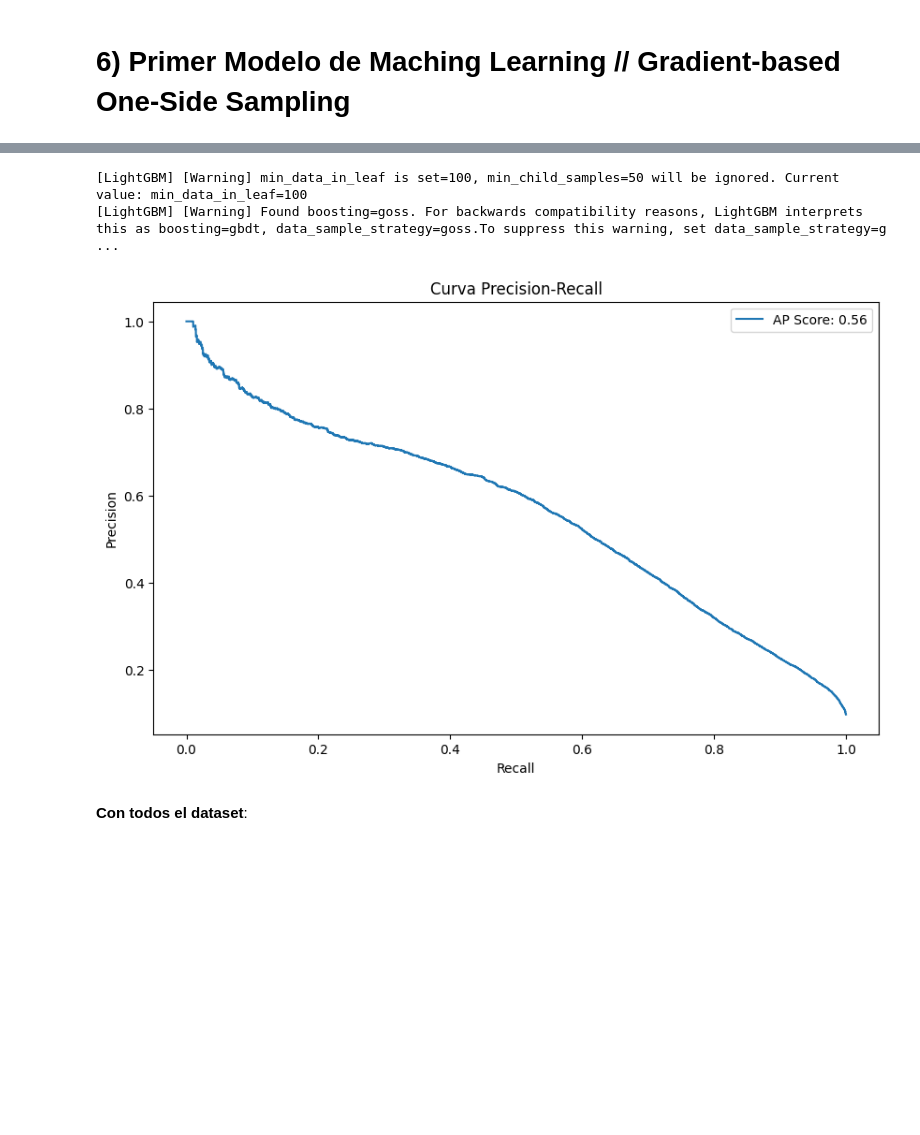
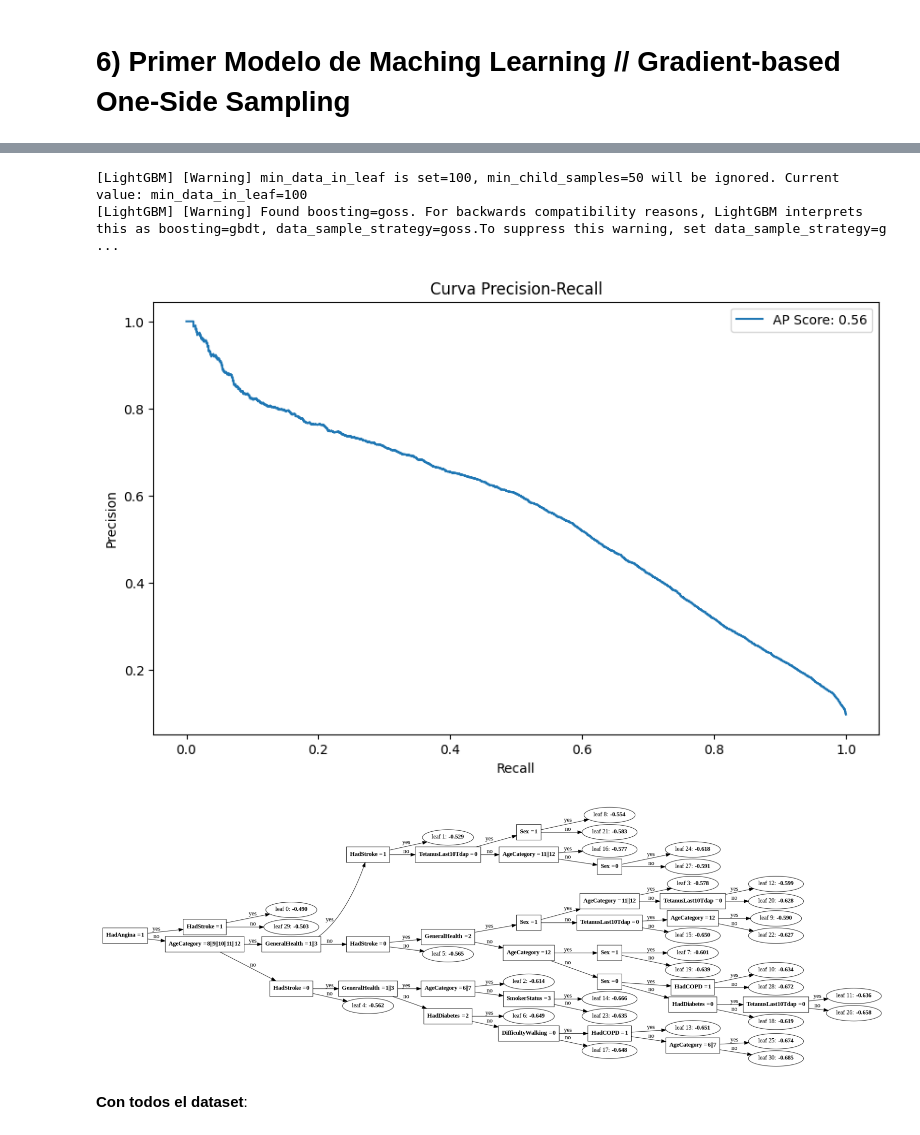
Before and after one commit to DiegoLuis62/Ciencias-de-datos---PF, a Jupyter notebook: Heart_Disease_Cleanse.ipynb, the cells around one changed output, grey strips where cells are left out. Saved outputs shown, nothing was run; the diff lists cells and outputs as text; code cells hidden in the pictures; blank space fills up the shorter version.

Commit message:
Grafiqué el primer árbol de cada modelo

```diff
--- a/Heart_Disease_Cleanse.ipynb
+++ b/Heart_Disease_Cleanse.ipynb
@@ -550,6 +551,9 @@ columnas_a_eliminar = [
     'DifficultyConcentrating',  # Síntoma muy genérico
     'DifficultyDressingBathing',  # Movilidad no específica cardíaca
     'DifficultyErrands'  # Movilidad no específica cardíaca
+     # Exámenes médicos, pues se supone que debe de ser un formulario web sencillo y lo más probable es de que no tengan estos examenes
+    'LastCheckupTime',
+    'HighRiskLastYear'
 ]
 
 
@@ -586,9 +590,7 @@ variables_clave = [
     'HadDepressiveDisorder',
     'HadSkinCancer',  # Algunos estudios muestran correlación
 
-    # Exámenes médicos
-    'LastCheckupTime',
-    'HighRiskLastYear',
+
 
     # Dificultades físicas relacionadas
     'DifficultyWalking'  # Puede indicar problemas circulatorios
@@ -648,7 +650,7 @@ lgb_model.fit(
     eval_set=[(X_test, y_test)],
     eval_metric='binary_logloss',
     categorical_feature=categorical_columns,
-    callbacks=[lgb.early_stopping(stopping_rounds=10)]
+    callbacks=[lgb.early_stopping(stopping_rounds=30)]
 )
 
 # 4. Predicción y Evaluación
@@ -695,6 +697,11 @@ plt.ylabel('Precision')
 plt.title('Curva Precision-Recall')
 plt.legend()
 plt.show()
+
+
+# Visualizar el primer árbol del modelo
+lgb.plot_tree(lgb_model, tree_index=0, figsize=(20, 10))
+plt.show()
 # %% [output]
 [LightGBM] [Warning] min_data_in_leaf is set=100, min_child_samples=50 will be ignored. Current value: min_data_in_leaf=100
 [LightGBM] [Warning] Found boosting=goss. For backwards compatibility reasons, LightGBM interprets this as boosting=gbdt, data_sample_strategy=goss.To suppress this warning, set data_sample_strategy=g ...
@@ -716,7 +723,8 @@ F1 Score: 0.5325121888632282
 [figure]
 [LightGBM] [Warning] min_data_in_leaf is set=100, min_child_samples=50 will be ignored. Current value: min_data_in_leaf=100
 [LightGBM] [Warning] Found boosting=goss. For backwards compatibility reasons, LightGBM interprets this as boosting=gbdt, data_sample_strategy=goss.To suppress this warning, set data_sample_strategy=g ...
-[figure, old version]
+[figure, new version]
+[figure, added]
 # %% [markdown]
 **Con todos el dataset**:
 # %%
```
Also changed, not shown: parts of 5 cells of this notebook.
